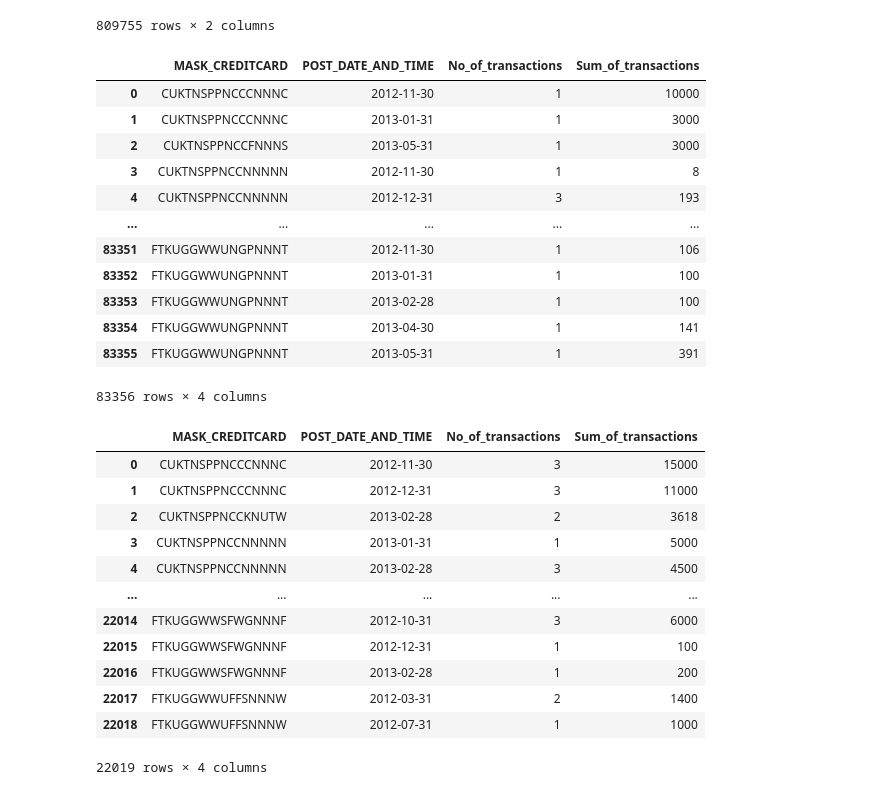
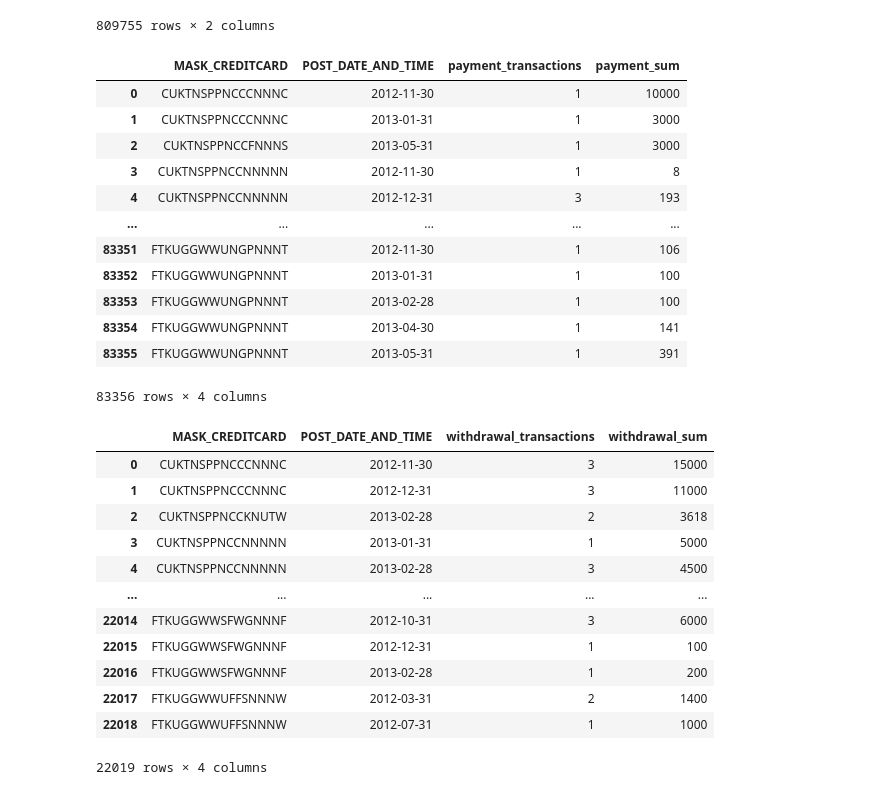
Before and after one commit to Shruti-codes-ml/B-Score, a Jupyter notebook: ShrutiPathak_Assignment1.ipynb, the cells around one changed output. Saved outputs shown, nothing was run; the diff lists cells and outputs as text; code cells hidden in the pictures.

```diff
--- a/ShrutiPathak_Assignment1.ipynb
+++ b/ShrutiPathak_Assignment1.ipynb
@@ -381,21 +681,21 @@ transaction_data[['Category','MERCHANT_CATEGORY']]
 # %%
 #process payment
 payment_data = transaction_data.copy()
 payment_data['POST_DATE_AND_TIME'] = (payment_data['POST_DATE_AND_TIME'] - pd.DateOffset(months=1)) + pd.offsets.MonthEnd(0)
 
 filtered_data = payment_data[
     ((payment_data['TRANS_DESCRIPTION'] == 'Card Payment') | (payment_data['TRANS_DESCRIPTION'] == 'Payment')) &
     (payment_data['REVERSAL_FLAG'] == 'N')
 ]
 
 payment_values = filtered_data.groupby(['MASK_CREDITCARD','POST_DATE_AND_TIME']).agg(
-    No_of_transactions=('AMOUNT_IN_LCY', 'size'),  # Count the number of transactions
-    Sum_of_transactions=('AMOUNT_IN_LCY', 'sum')  # Sum the transaction amounts
+    payment_transactions=('AMOUNT_IN_LCY', 'size'),  # Count the number of transactions
+    payment_sum =('AMOUNT_IN_LCY', 'sum')  # Sum the transaction amounts
 ).reset_index()
 
 payment_values
 # %% [output]
-|  | MASK_CREDITCARD | POST_DATE_AND_TIME | No_of_transactions | Sum_of_transactions |
+|  | MASK_CREDITCARD | POST_DATE_AND_TIME | payment_transactions | payment_sum |
 | 0 | CUKTNSPPNCCCNNNC | 2012-11-30 | 1 | 10000 |
 | 1 | CUKTNSPPNCCCNNNC | 2013-01-31 | 1 | 3000 |
 | 2 | CUKTNSPPNCCFNNNS | 2013-05-31 | 1 | 3000 |
@@ -419,13 +719,13 @@ filtered_data = withdrawal_data[
 ]
 
 withdrawal_values = filtered_data.groupby(['MASK_CREDITCARD','POST_DATE_AND_TIME']).agg(
-    No_of_transactions=('AMOUNT_IN_LCY', 'size'),  # Count the number of transactions
-    Sum_of_transactions=('AMOUNT_IN_LCY', 'sum')  # Sum the transaction amounts
+    withdrawal_transactions =('AMOUNT_IN_LCY', 'size'),  # Count the number of transactions
+    withdrawal_sum =('AMOUNT_IN_LCY', 'sum')  # Sum the transaction amounts
 ).reset_index()
 
 withdrawal_values
 # %% [output]
-|  | MASK_CREDITCARD | POST_DATE_AND_TIME | No_of_transactions | Sum_of_transactions |
+|  | MASK_CREDITCARD | POST_DATE_AND_TIME | withdrawal_transactions | withdrawal_sum |
 | 0 | CUKTNSPPNCCCNNNC | 2012-11-30 | 3 | 15000 |
 | 1 | CUKTNSPPNCCCNNNC | 2012-12-31 | 3 | 11000 |
 | 2 | CUKTNSPPNCCKNUTW | 2013-02-28 | 2 | 3618 |
```
Also changed, not shown: parts of 82 cells of this notebook, 4 other files.
